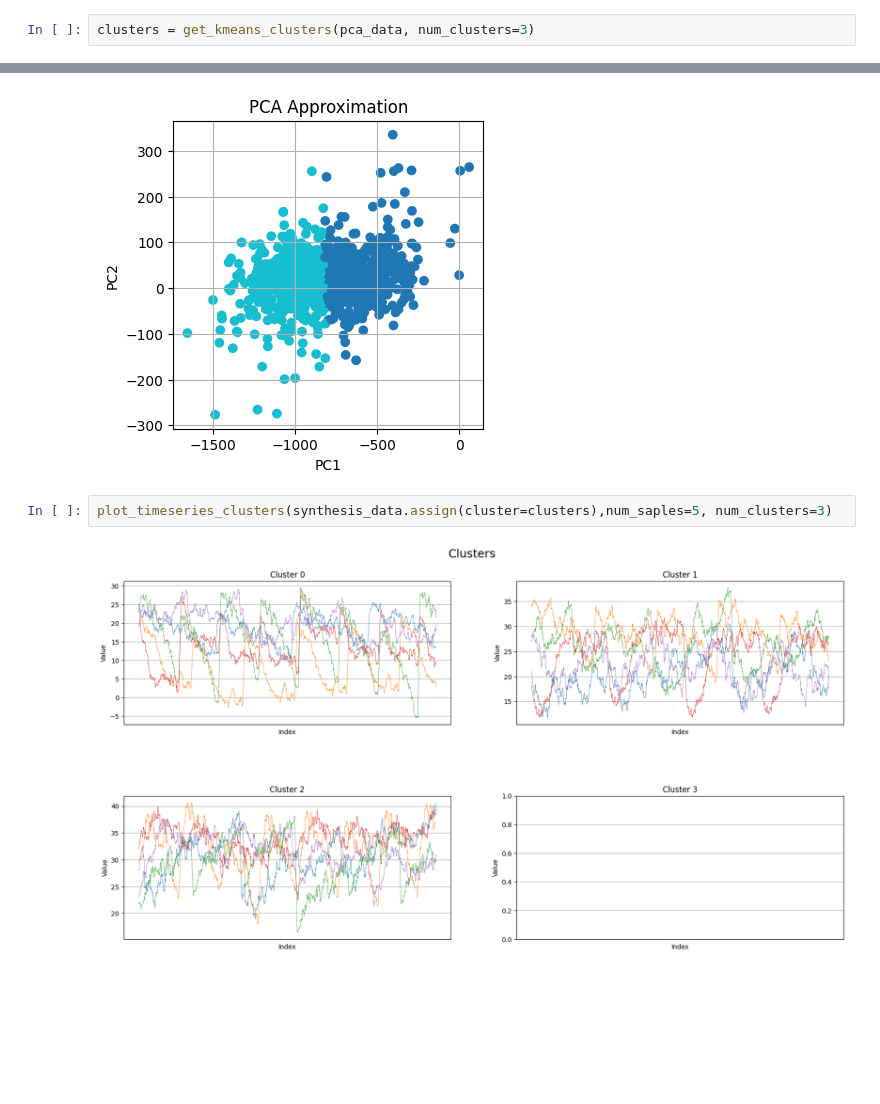
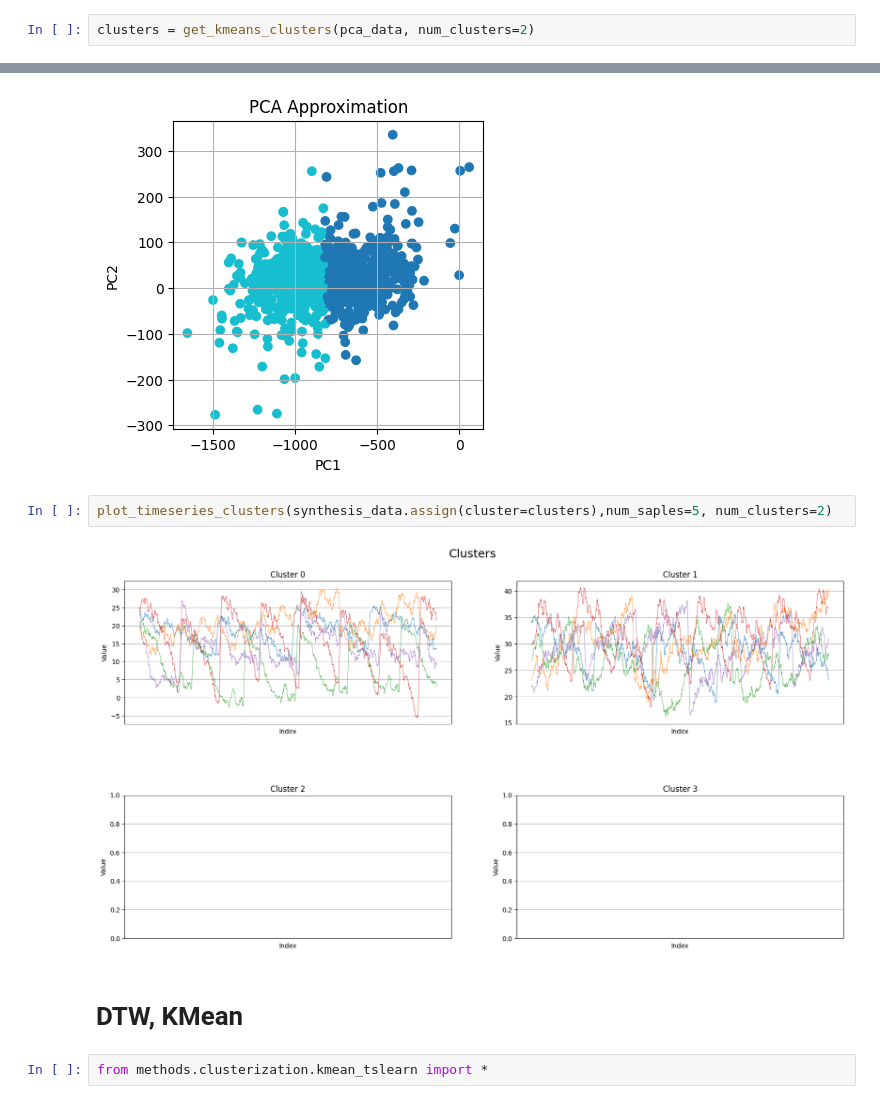
Before and after one commit to AndreyKondakovGW/TimeSeriesClusterization, a Jupyter notebook: methods/test_kmean.ipynb, the cells around one changed output, grey strips where cells are left out. Cells and saved outputs as stored; diff of their text form; blank space fills up the shorter version.

```diff
--- a/methods/test_kmean.ipynb
+++ b/methods/test_kmean.ipynb
@@ -93,5 +117,5 @@ plt.show()
 # %%
-clusters = get_kmeans_clusters(pca_data, num_clusters=3)
+clusters = get_kmeans_clusters(pca_data, num_clusters=2)
 # %%
 plt.figure(figsize=(4,4))
 plt.title("PCA Approximation")
@@ -103,6 +127,10 @@ plt.show()
 # %% [output]
 [figure]
 # %%
-plot_timeseries_clusters(synthesis_data.assign(cluster=clusters),num_saples=5, num_clusters=3)
+plot_timeseries_clusters(synthesis_data.assign(cluster=clusters),num_saples=5, num_clusters=2)
 # %% [output]
-[figure, old version]
+[figure, new version]
+# %% [markdown]
+# DTW, KMean
+# %%
+from methods.clusterization.kmean_tslearn import *
```
Also changed, not shown: parts of 8 cells of this notebook, 3 other files.
